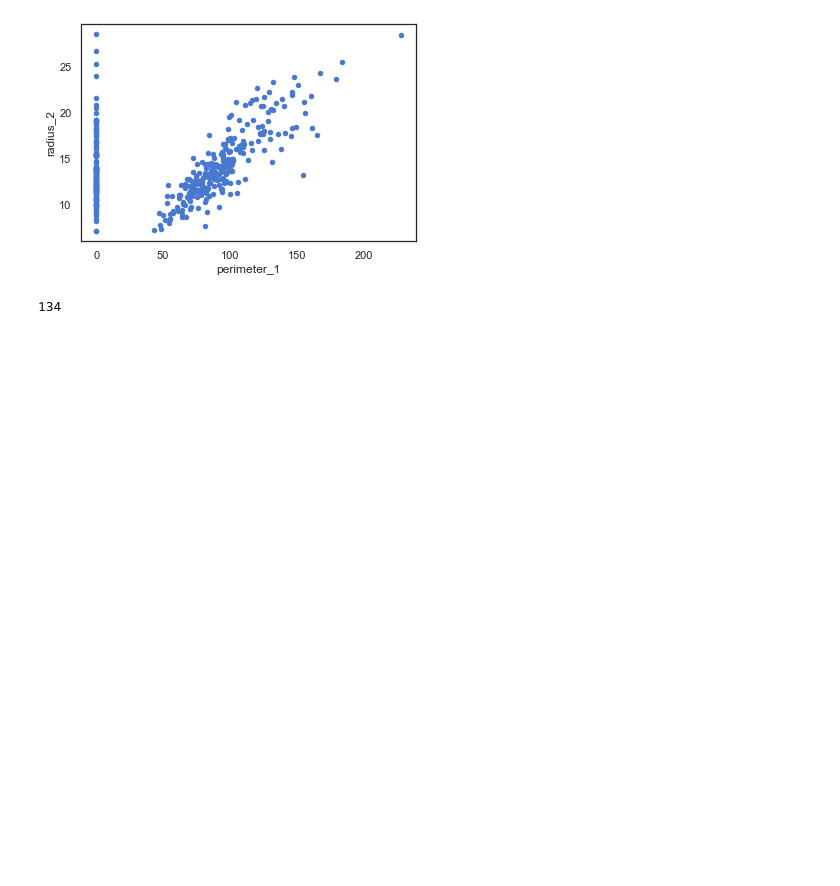
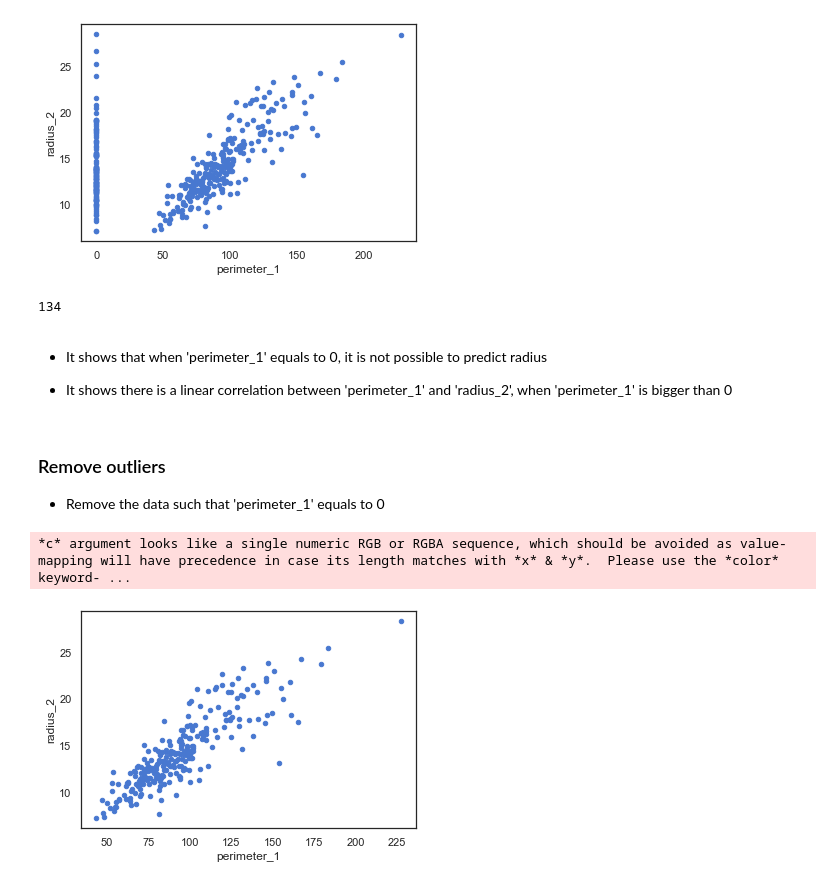
Before and after one commit to ck-unifr/cancer_test_july_20, a Jupyter notebook: bix_cancer_test_july_20.ipynb, the cells around one changed output. Drawn from its saved outputs; the diff is of its cells as text; code cells hidden in the pictures; blank space fills up the shorter version.

```diff
--- a/bix_cancer_test_july_20.ipynb
+++ b/bix_cancer_test_july_20.ipynb
@@ -2013,3 +2013,20 @@ ax = df_train.plot.scatter(x='perimeter_1', y='radius_2')
 len(df_train[df_train['perimeter_1']==0]['radius_2'].unique())
 # %% [output]
 134
+# %% [markdown]
+- It shows that when 'perimeter_1' equals to 0, it is not possible to predict radius
+
+- It shows there is a linear correlation between 'perimeter_1' and 'radius_2', when 'perimeter_1' is bigger than 0
+# %% [markdown]
+### Remove outliers
+
+- Remove the data such that 'perimeter_1' equals to 0
+# %%
+df_train_clip = df_train.copy()
+
+df_train_clip = df_train_clip[df_train_clip['perimeter_1'] != 0]
+# %%
+ax = df_train_clip.plot.scatter(x='perimeter_1', y='radius_2')
+# %% [output]
+*c* argument looks like a single numeric RGB or RGBA sequence, which should be avoided as value-mapping will have precedence in case its length matches with *x* & *y*.  Please use the *color* keyword- ...
+[figure, added]
```
Also changed, not shown: parts of 2 cells of this notebook.
